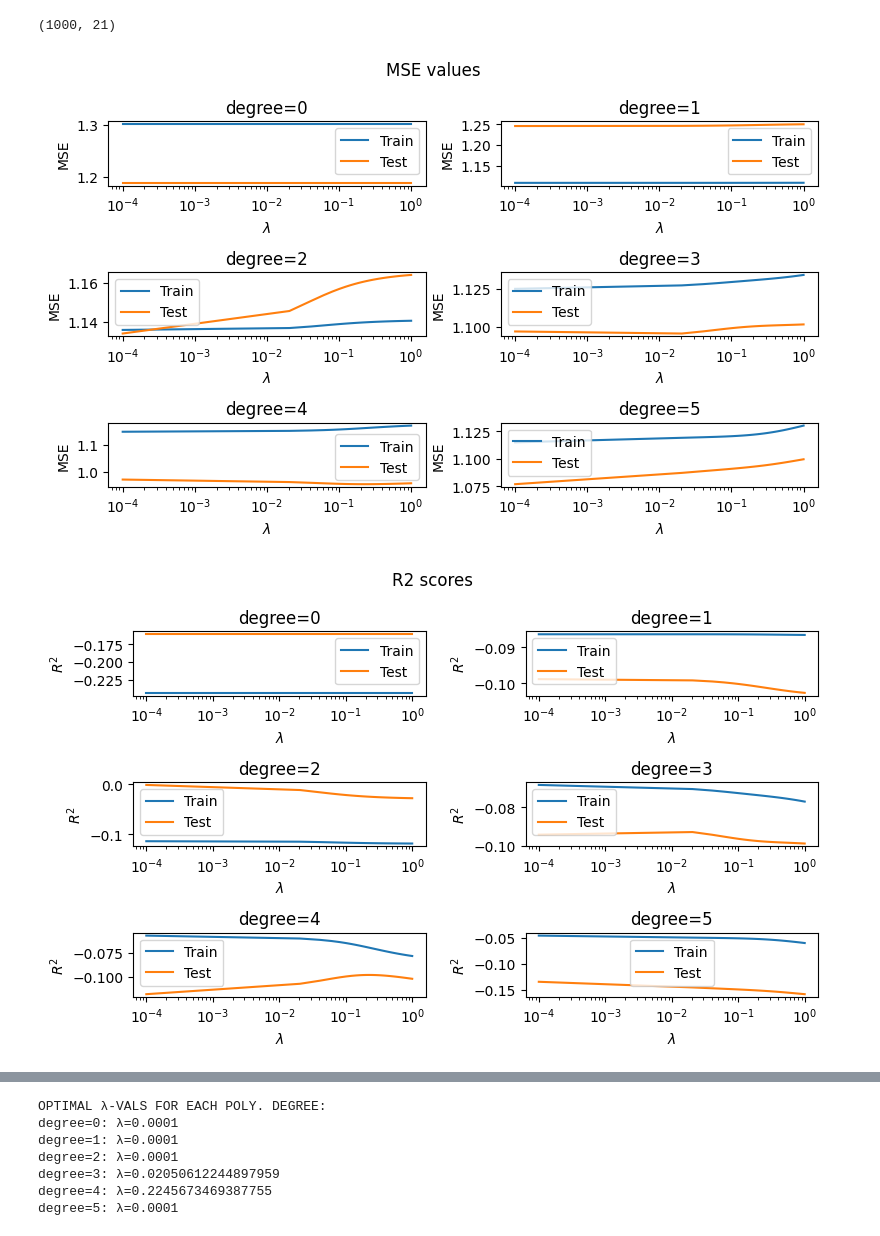
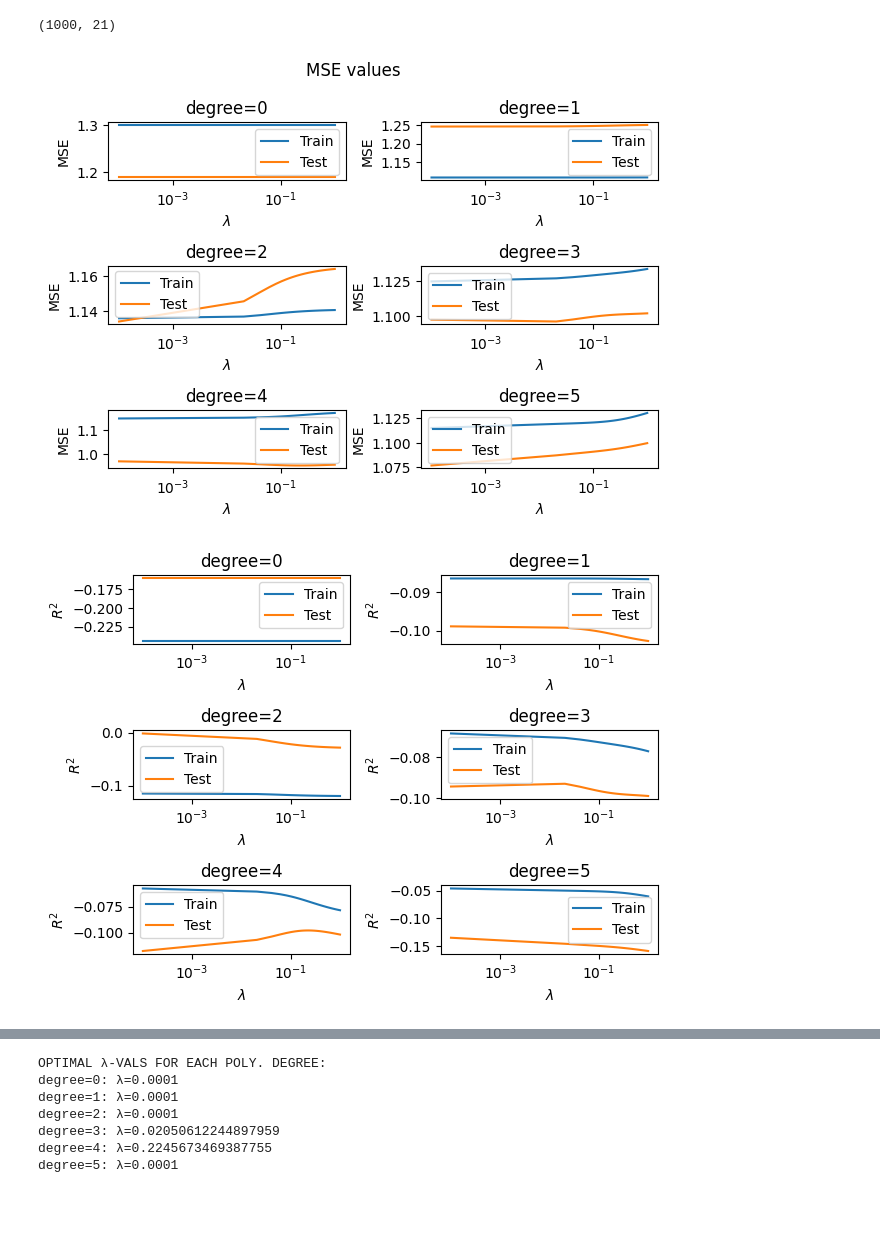
Before and after one commit to LassePladsen/FYS-STK3155-projects, a Jupyter notebook: project1/source_code/part_b_franke_ridge.ipynb, the cells around one changed output, grey strips where cells are left out. Saved outputs shown, nothing was run; the diff lists cells and outputs as text; code cells hidden in the pictures; blank space fills up the shorter version.

Commit message:
changed figsizes to default

```diff
--- a/project1/source_code/part_b_franke_ridge.ipynb
+++ b/project1/source_code/part_b_franke_ridge.ipynb
@@ -137,23 +137,23 @@ X.shape
 # %%
 # Plot MSE's
 figsize = (8, 5)
-fig = plt.figure(figsize=figsize)
+fig = plt.figure()
 fig.suptitle("MSE values")
 for degree in degrees:
     plt.subplot(3, 2, degree + 1)
     plt.title(f"{degree=}")
     plt.plot(lmbda_vals, mse_train_arr[degree], label=f"Train")
     plt.plot(lmbda_vals, mse_test_arr[degree], label=f"Test")
     plt.legend()
     plt.xlabel(r"$\lambda$")
     plt.ylabel("MSE")
     plt.xscale("log")
 plt.tight_layout()
 # %% [output]
-[figure, old version]
+[figure, new version]
 # %%
 # Plot R2's
-fig = plt.figure(figsize=figsize)
+# fig = plt.figure(figsize=figsize)
 fig.suptitle("R2 scores")
 for degree in degrees:
     plt.subplot(3, 2, degree + 1)
@@ -166,6 +166,6 @@ for degree in degrees:
     plt.xscale("log")
 plt.tight_layout()
 # %% [output]
-[figure, old version]
+[figure, new version]
 # %%
 # Plot test MSE's in same figure
```
Also changed, not shown: parts of 2 cells of this notebook, 2 other files.
